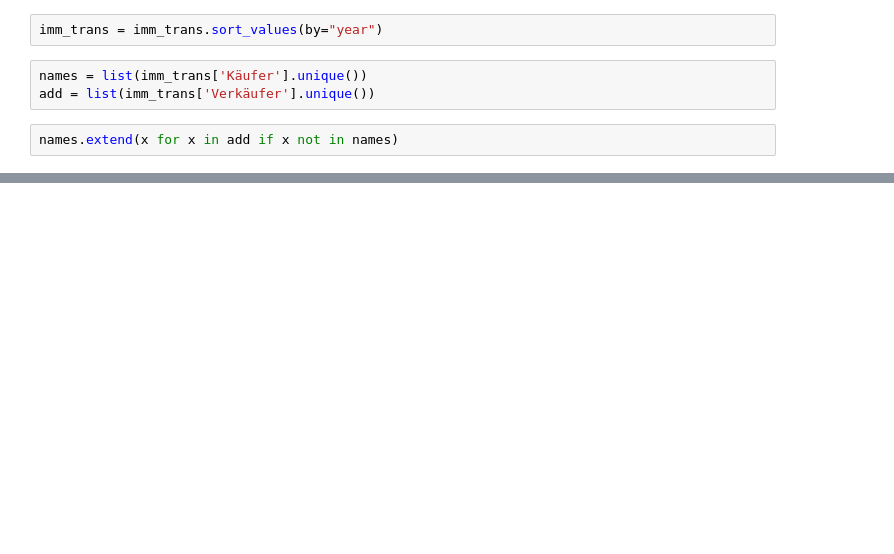
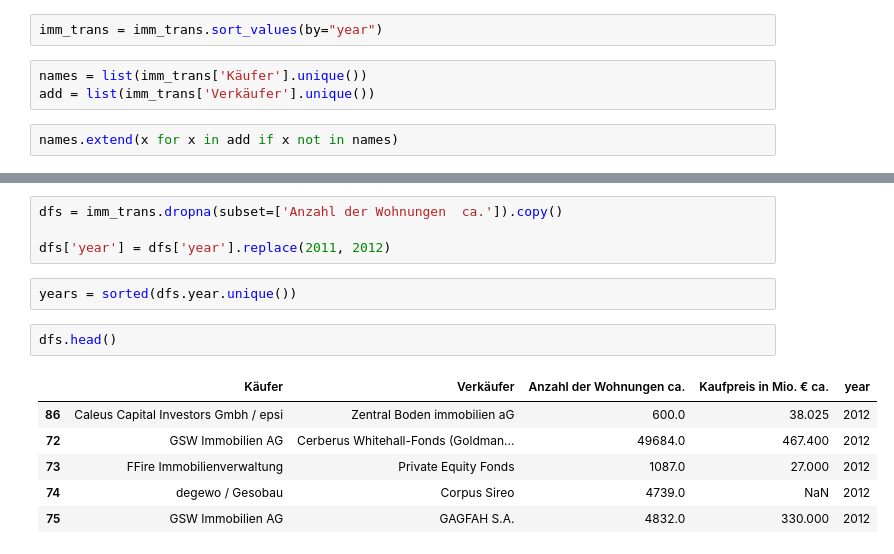
Before and after one commit to diazcelsa/visualizations, a Jupyter notebook: how_a_crisis_affects_renting_prices/analysis_districts_berlin/Data Berlin - Build rental prices and inhabitants datasets.ipynb, the cells around one changed output, grey strips where cells are left out. Drawn from its saved outputs; the diff is of its cells as text; blank space fills up the shorter version.

```diff
--- a/how_a_crisis_affects_renting_prices/analysis_districts_berlin/Data Berlin - Build rental prices and inhabitants datasets.ipynb
+++ b/how_a_crisis_affects_renting_prices/analysis_districts_berlin/Data Berlin - Build rental prices and inhabitants datasets.ipynb
@@ -58,0 +71,15 @@ print(mill_buy['Kaufpreis in Mio. €, ca.'].sum(), n_flat_buy['Anzahl der Wohnu
+# %%
+dfs = imm_trans.dropna(subset=['Anzahl der Wohnungen  ca.']).copy()
+
+dfs['year'] = dfs['year'].replace(2011, 2012)
+# %%
+years = sorted(dfs.year.unique())
+# %%
+dfs.head()
+# %% [output]
+|  | Käufer | Verkäufer | Anzahl der Wohnungen ca. | Kaufpreis in Mio. € ca. | year |
+| 86 | Caleus Capital Investors Gmbh / epsi | Zentral Boden immobilien aG | 600.0 | 38.025 | 2012 |
+| 72 | GSW Immobilien AG | Cerberus Whitehall-Fonds (Goldman... | 49684.0 | 467.400 | 2012 |
+| 73 | FFire Immobilienverwaltung | Private Equity Fonds | 1087.0 | 27.000 | 2012 |
+| 74 | degewo / Gesobau | Corpus Sireo | 4739.0 | NaN | 2012 |
+| 75 | GSW Immobilien AG | GAGFAH S.A. | 4832.0 | 330.000 | 2012 |
```
Also changed, not shown: parts of 13 cells of this notebook, 8 other files.
